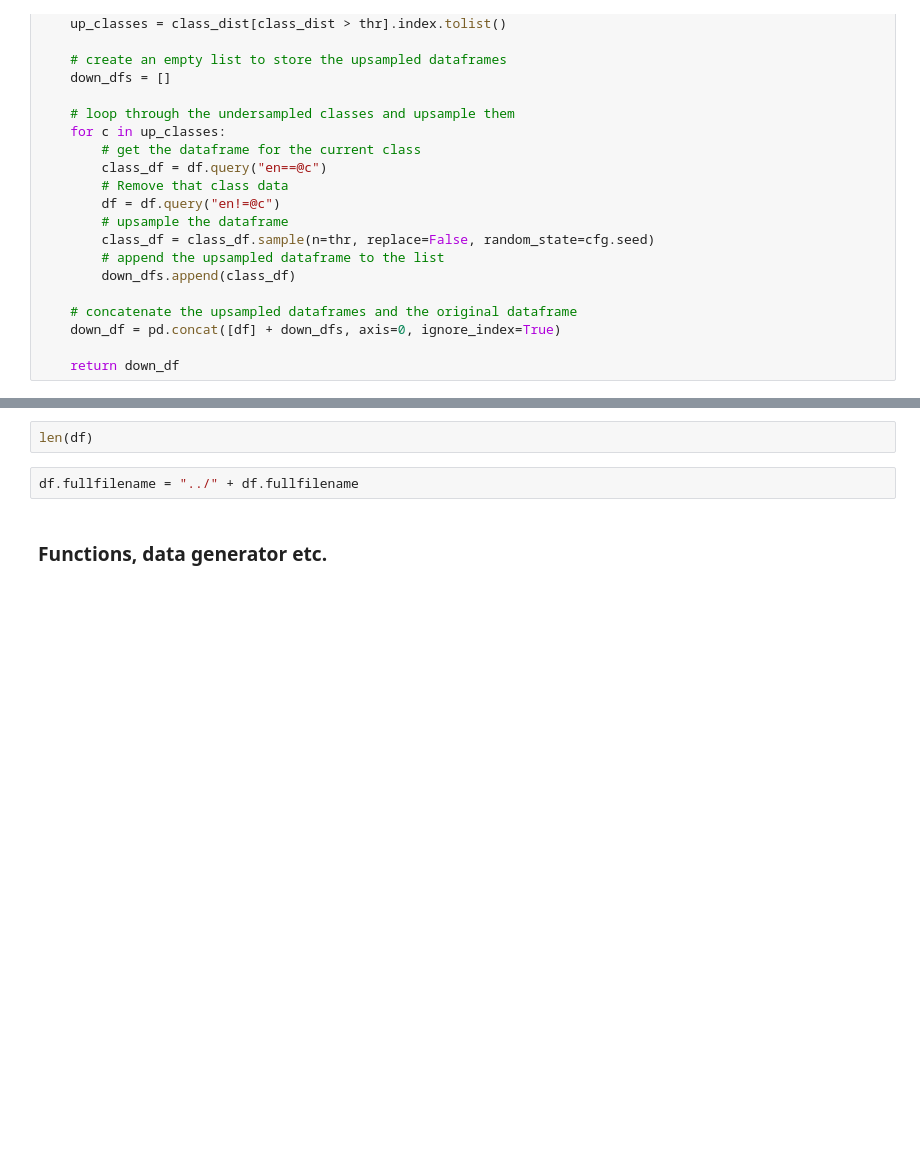
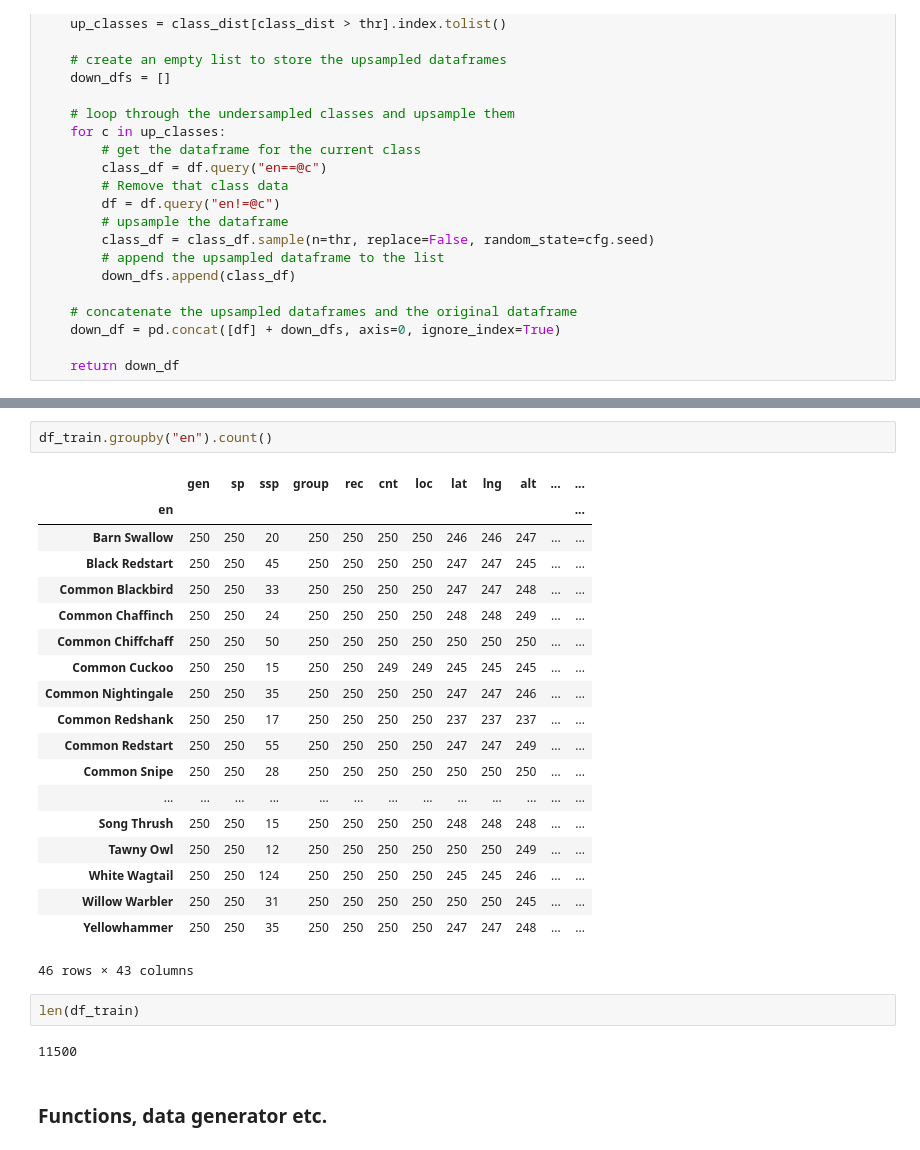
Before and after one commit to lukas-bert/CNN-based-Bird-Audio-Classification, a Jupyter notebook: workflow/notebooks/full_data_test.ipynb, the cells around one changed output, grey strips where cells are left out. Cells and saved outputs as stored; diff of their text form; blank space fills up the shorter version.

```diff
--- a/workflow/notebooks/full_data_test.ipynb
+++ b/workflow/notebooks/full_data_test.ipynb
@@ -139,7 +185,29 @@ df = upsample_data(downsample_data(df, thr=100), thr=100)
+# %%
+df_train.groupby("en").count()
+# %% [output]
+|  | gen | sp | ssp | group | rec | cnt | loc | lat | lng | alt | ... | ... |
+| en |  |  |  |  |  |  |  |  |  |  |  | ... |
+| Barn Swallow | 250 | 250 | 20 | 250 | 250 | 250 | 250 | 246 | 246 | 247 | ... | ... |
+| Black Redstart | 250 | 250 | 45 | 250 | 250 | 250 | 250 | 247 | 247 | 245 | ... | ... |
+| Common Blackbird | 250 | 250 | 33 | 250 | 250 | 250 | 250 | 247 | 247 | 248 | ... | ... |
+| Common Chaffinch | 250 | 250 | 24 | 250 | 250 | 250 | 250 | 248 | 248 | 249 | ... | ... |
+| Common Chiffchaff | 250 | 250 | 50 | 250 | 250 | 250 | 250 | 250 | 250 | 250 | ... | ... |
+| Common Cuckoo | 250 | 250 | 15 | 250 | 250 | 249 | 249 | 245 | 245 | 245 | ... | ... |
+| Common Nightingale | 250 | 250 | 35 | 250 | 250 | 250 | 250 | 247 | 247 | 246 | ... | ... |
+| Common Redshank | 250 | 250 | 17 | 250 | 250 | 250 | 250 | 237 | 237 | 237 | ... | ... |
+| Common Redstart | 250 | 250 | 55 | 250 | 250 | 250 | 250 | 247 | 247 | 249 | ... | ... |
+| Common Snipe | 250 | 250 | 28 | 250 | 250 | 250 | 250 | 250 | 250 | 250 | ... | ... |
+| ... | ... | ... | ... | ... | ... | ... | ... | ... | ... | ... | ... | ... |
+| Song Thrush | 250 | 250 | 15 | 250 | 250 | 250 | 250 | 248 | 248 | 248 | ... | ... |
+| Tawny Owl | 250 | 250 | 12 | 250 | 250 | 250 | 250 | 250 | 250 | 249 | ... | ... |
+| White Wagtail | 250 | 250 | 124 | 250 | 250 | 250 | 250 | 245 | 245 | 246 | ... | ... |
+| Willow Warbler | 250 | 250 | 31 | 250 | 250 | 250 | 250 | 250 | 250 | 245 | ... | ... |
+| Yellowhammer | 250 | 250 | 35 | 250 | 250 | 250 | 250 | 247 | 247 | 248 | ... | ... |
+46 rows × 43 columns
 # %%
-len(df)
+len(df_train)
+# %% [output]
+11500
-# %%
-df.fullfilename = "../" + df.fullfilename
 # %% [markdown]
 ### Functions, data generator etc.
 # %%
```
Also changed, not shown: parts of 15 cells of this notebook, 1 other file.
